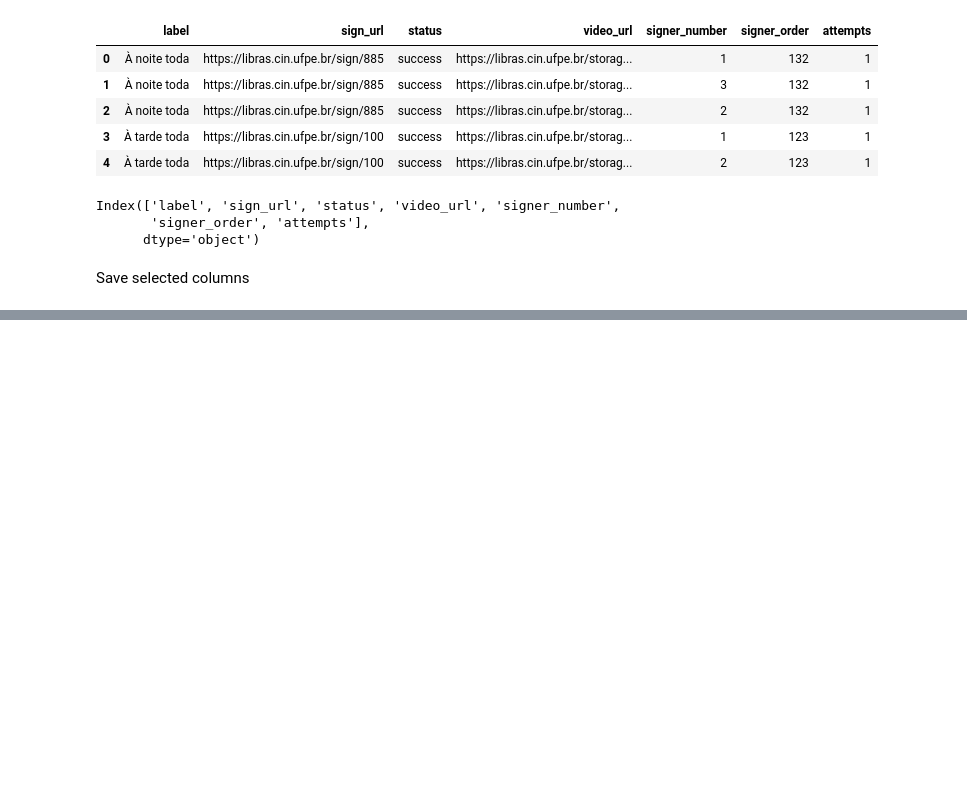
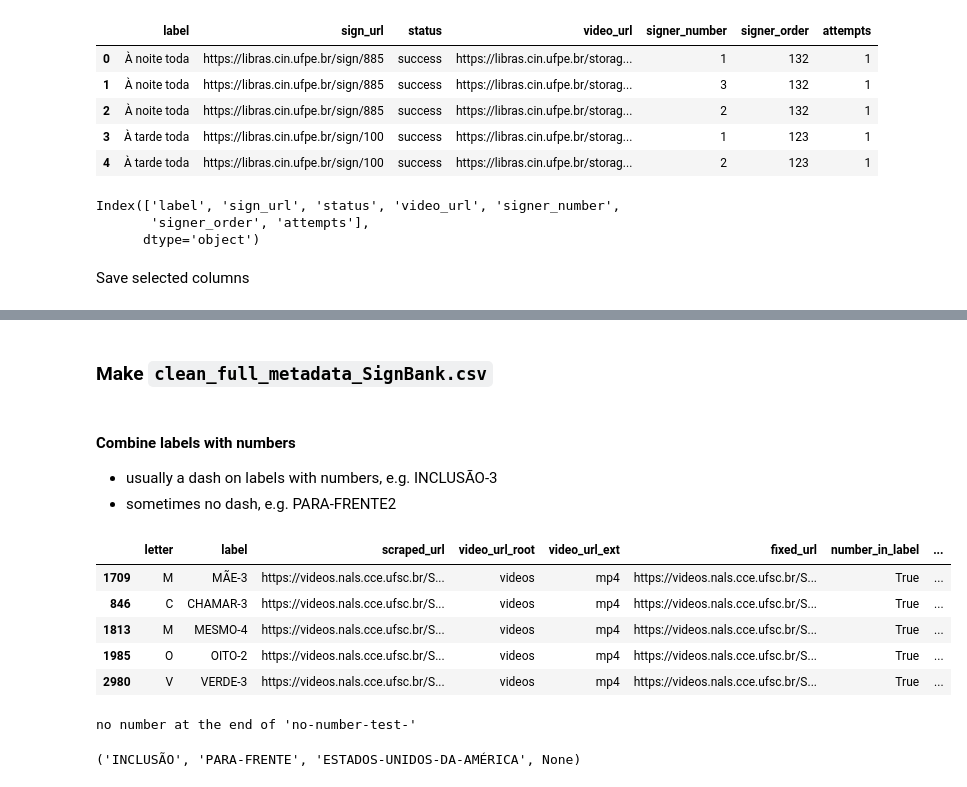
Before and after one commit to patrickf949/SaoPauloBrazilChapter_BrazilianSignLanguage, a Jupyter notebook: code/data/metadata.ipynb, the cells around one changed output, grey strips where cells are left out. Cells and saved outputs as stored; diff of their text form; code cells hidden in the pictures; blank space fills up the shorter version.

```diff
--- a/code/data/metadata.ipynb
+++ b/code/data/metadata.ipynb
@@ -500,0 +669,8 @@ tbc
+# %%
+def number_in_label(label):
+    for char in label:
+        if char.isdigit():
+            return True
+    return False
+sb_csv['number_in_label'] = sb_csv['label'].apply(number_in_label)
+sb_csv['number_in_label'].value_counts()
@@ -500,0 +713,9 @@ tbc
+# %%
+def remake_levantelab_url(label):
+    if number_in_label(label):
+        # ESTADOS-UNIDOS-DA-AMÉRICA-2  -> ESTADOS-UNIDOS-DA-AMÉRICA2
+        label = label[:-2] + label[-1]
+    url = f"https://videos.nals.cce.ufsc.br/SignBank/Vídeos/{label}.mp4"
+    return url
+
+remake_levantelab_url("ESTADOS-UNIDOS-DA-AMÉRICA-2")
@@ -500,0 +724,3 @@ tbc
+# %%
+# apply remake_levantelab_url to the levantelab entries
+sb_csv.loc[sb_csv['video_url_root'] == 'levantelab', 'fixed_url'] = sb_csv.loc[sb_csv['video_url_root'] == 'levantelab', 'label'].apply(remake_levantelab_url)
@@ -500,0 +754,37 @@ tbc
+# %% [markdown]
+### Make `clean_full_metadata_SignBank.csv`
+# %% [markdown]
+#### Combine labels with numbers
+- usually a dash on labels with numbers, e.g. INCLUSÃO-3
+- sometimes no dash, e.g. PARA-FRENTE2
+# %%
+sb_csv['scraped_label'] = sb_csv['label']
+sb_csv['sign_variant'] = 1
+# %%
+sb_csv[sb_csv['number_in_label'] == True].sample(5)
+# %% [output]
+|  | letter | label | scraped_url | video_url_root | video_url_ext | fixed_url | number_in_label | ... |
+| 1709 | M | MÃE-3 | https://videos.nals.cce.ufsc.br/S... | videos | mp4 | https://videos.nals.cce.ufsc.br/S... | True | ... |
+| 846 | C | CHAMAR-3 | https://videos.nals.cce.ufsc.br/S... | videos | mp4 | https://videos.nals.cce.ufsc.br/S... | True | ... |
+| 1813 | M | MESMO-4 | https://videos.nals.cce.ufsc.br/S... | videos | mp4 | https://videos.nals.cce.ufsc.br/S... | True | ... |
+| 1985 | O | OITO-2 | https://videos.nals.cce.ufsc.br/S... | videos | mp4 | https://videos.nals.cce.ufsc.br/S... | True | ... |
+| 2980 | V | VERDE-3 | https://videos.nals.cce.ufsc.br/S... | videos | mp4 | https://videos.nals.cce.ufsc.br/S... | True | ... |
+# %%
+def remove_number_from_label(label):
+    # usually a dash on labels with numbers, e.g. INCLUSÃO-3
+    # sometimes no dash, e.g. PARA-FRENTE2
+
+    # go from right to left and remove the number
+    if label[-1].isdigit():
+        label = label[:-1]
+    else:
+        print(f"no number at the end of '{label}'")
+        return
+    if label[-1] == '-':
+        label = label[:-1]
+    return label
+
+remove_number_from_label("INCLUSÃO-3"), remove_number_from_label("PARA-FRENTE2"), remove_number_from_label("ESTADOS-UNIDOS-DA-AMÉRICA-2"), remove_number_from_label("no-number-test-")
+# %% [output]
+no number at the end of 'no-number-test-'
+('INCLUSÃO', 'PARA-FRENTE', 'ESTADOS-UNIDOS-DA-AMÉRICA', None)
```
Also changed, not shown: parts of 59 cells of this notebook, 3 other files.
